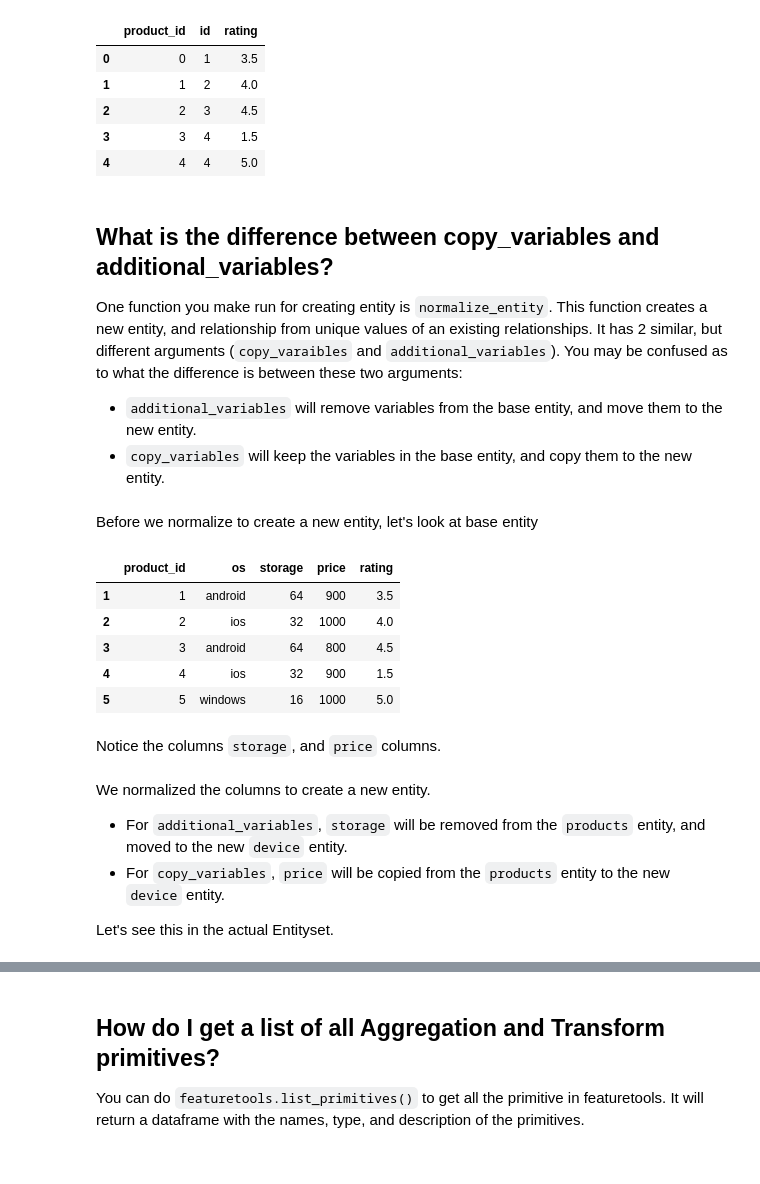
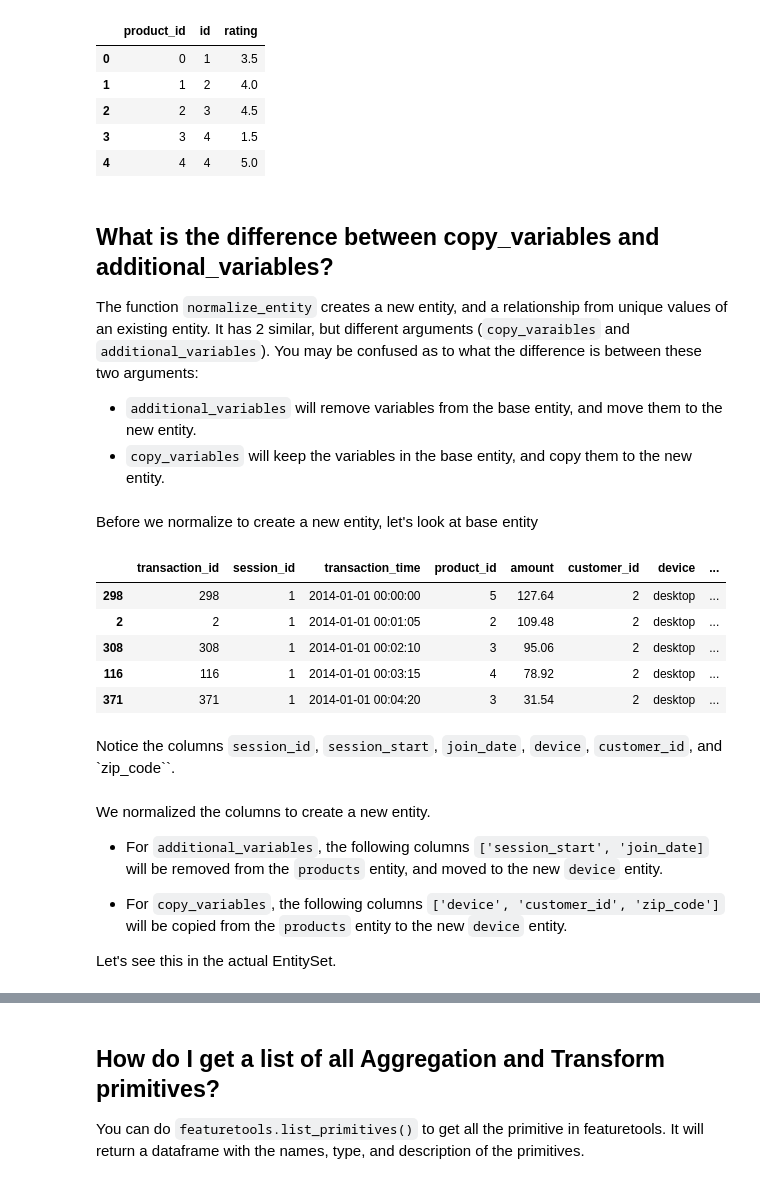
Before and after one commit to alteryx/featuretools, a Jupyter notebook: docs/source/guides/frequently_asked_questions.ipynb, the cells around one changed output, grey strips where cells are left out. Cells and saved outputs as stored; diff of their text form; code cells hidden in the pictures.

```diff
--- a/docs/source/guides/frequently_asked_questions.ipynb
+++ b/docs/source/guides/frequently_asked_questions.ipynb
@@ -185,7 +191,7 @@ es['products'].df
 | 4 | 4 | 4 | 5.0 |
 # %% [markdown]
 ## What is the difference between **copy_variables** and **additional_variables**?
-One function you make run for creating entity is `normalize_entity`. This function creates a new entity, and relationship from unique values of an existing relationships. It has 2 similar, but different arguments (`copy_varaibles` and `additional_variables`). You may be confused as to what the difference is between these two arguments:
+The function `normalize_entity` creates a new entity, and a relationship from unique values of an existing entity. It has 2 similar, but different arguments (`copy_varaibles` and `additional_variables`). You may be confused as to what the difference is between these two arguments:
 
 - `additional_variables` will remove variables from the base entity, and move them to the new entity.
 - `copy_variables` will keep the variables in the base entity, and copy them to the new entity.
@@ -203,13 +198,30 @@ es = es.entity_from_dataframe(entity_id="products",
+# %%
+data = ft.demo.load_mock_customer()
+transactions_df = data["transactions"].merge(data["sessions"]).merge(data["customers"])
+products_df = data["products"]
+
+es = ft.EntitySet(id="customer_data")
+es = es.entity_from_dataframe(entity_id="transactions",
+                              dataframe=transactions_df,
+                              index="transaction_id",
+                              time_index="transaction_time")
+
+es = es.entity_from_dataframe(entity_id="products",
+                              dataframe=products_df,
+                              index="product_id")
+
+new_relationship = ft.Relationship(es["products"]["product_id"], es["transactions"]["product_id"])
+es = es.add_relationship(new_relationship)
 # %% [markdown]
 Before we normalize to create a new entity, let's look at base entity
 # %%
-es['products'].df.head()
+es['transactions'].df.head()
 # %% [output]
-|  | product_id | os | storage | price | rating |
-| 1 | 1 | android | 64 | 900 | 3.5 |
-| 2 | 2 | ios | 32 | 1000 | 4.0 |
-| 3 | 3 | android | 64 | 800 | 4.5 |
-| 4 | 4 | ios | 32 | 900 | 1.5 |
-| 5 | 5 | windows | 16 | 1000 | 5.0 |
+|  | transaction_id | session_id | transaction_time | product_id | amount | customer_id | device | ... |
+| 298 | 298 | 1 | 2014-01-01 00:00:00 | 5 | 127.64 | 2 | desktop | ... |
+| 2 | 2 | 1 | 2014-01-01 00:01:05 | 2 | 109.48 | 2 | desktop | ... |
+| 308 | 308 | 1 | 2014-01-01 00:02:10 | 3 | 95.06 | 2 | desktop | ... |
+| 116 | 116 | 1 | 2014-01-01 00:03:15 | 4 | 78.92 | 2 | desktop | ... |
+| 371 | 371 | 1 | 2014-01-01 00:04:20 | 3 | 31.54 | 2 | desktop | ... |
 # %% [markdown]
-Notice the columns `storage`, and `price` columns.
+Notice the columns `session_id`, `session_start`, `join_date`, `device`, `customer_id`, and `zip_code``.
@@ -222,7 +235,9 @@ es = es.normalize_entity(base_entity_id="products",
 # %% [markdown]
 We normalized the columns to create a new entity.
-- For `additional_variables`, `storage` will be removed from the `products` entity, and moved to the new `device` entity.
-- For `copy_variables`, `price` will be copied from the `products` entity to the new `device` entity.
+- For `additional_variables`, the following columns `['session_start', 'join_date]` will be removed from the `products` entity, and moved to the new `device` entity.
 
-Let's see this in the actual Entityset.
+
+- For `copy_variables`, the following columns `['device', 'customer_id', 'zip_code']` will be copied from the `products` entity to the new `device` entity.
+
+Let's see this in the actual EntitySet.
 # %%
```
Also changed, not shown: parts of 33 cells of this notebook.
